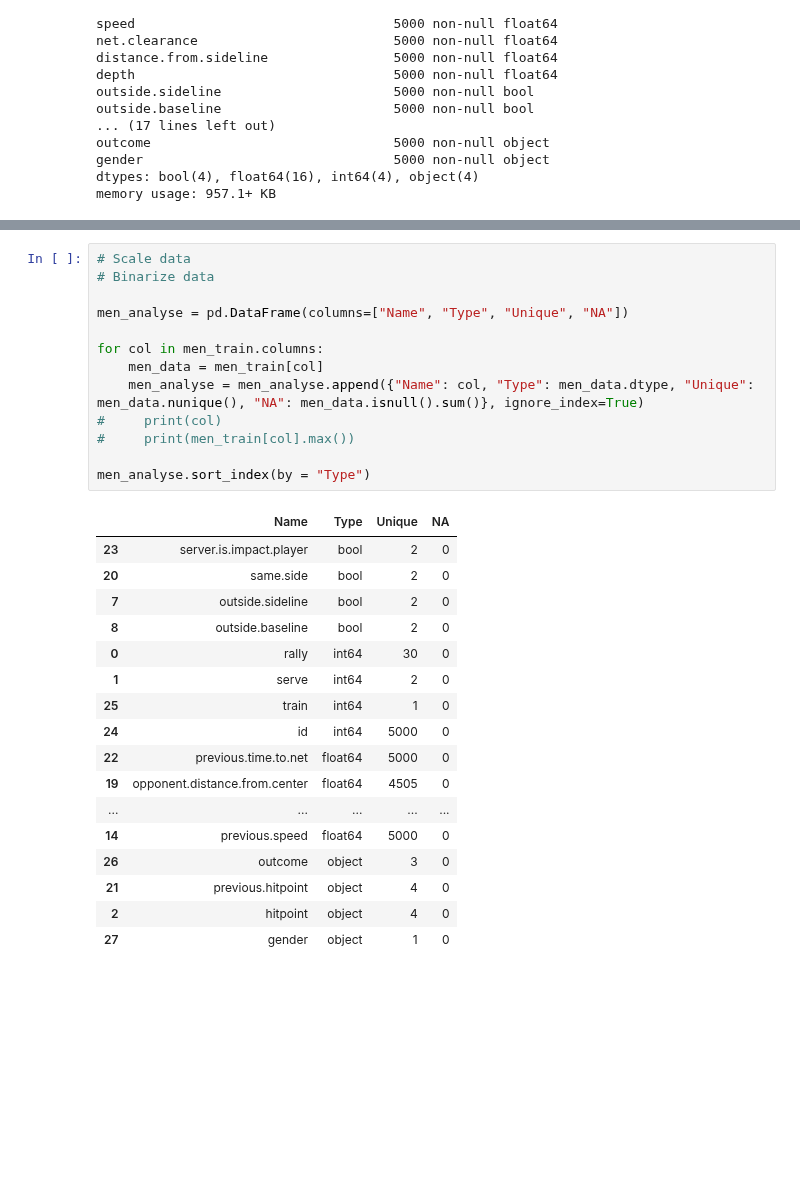
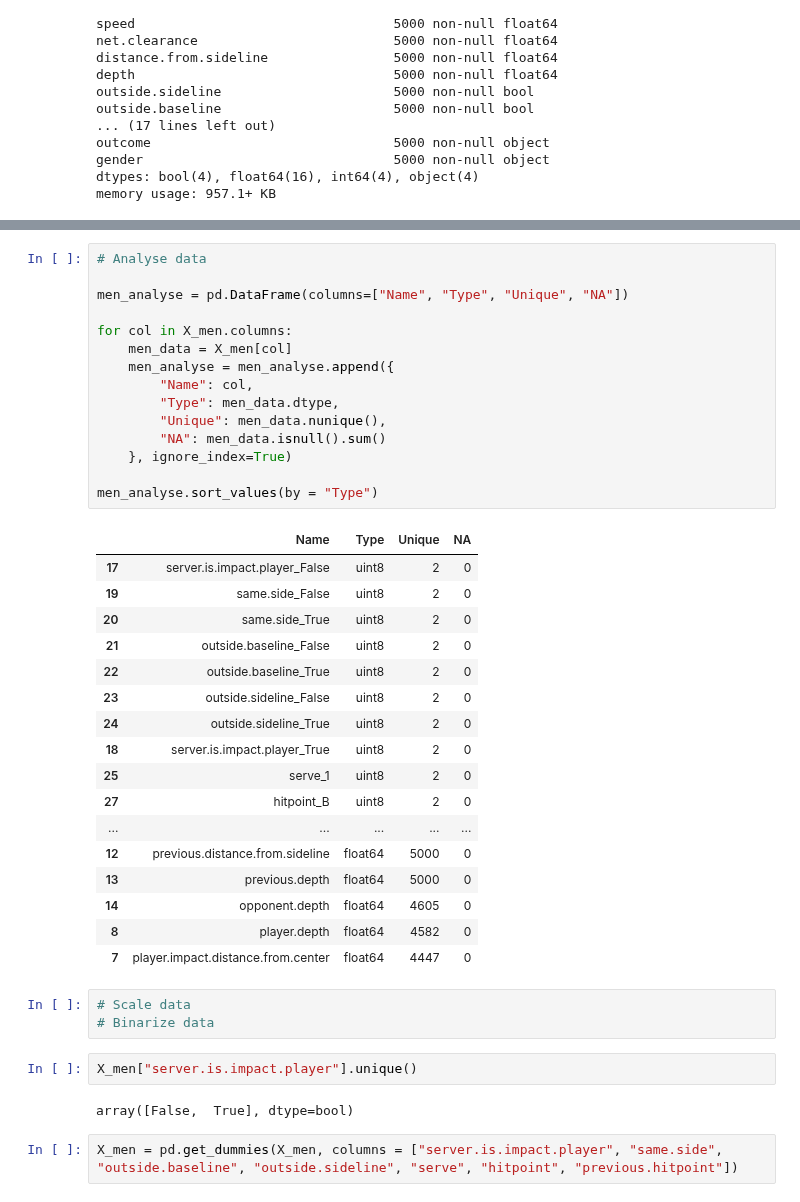
Before and after one commit to macwong/MachineLearning, a Jupyter notebook: AusOpen/AusOpen Test.ipynb, the cells around one changed output, grey strips where cells are left out. Saved outputs shown, nothing was run; the diff lists cells and outputs as text; blank space fills up the shorter version.

Commit message:
Integrate get_dummies

```diff
--- a/AusOpen/AusOpen Test.ipynb
+++ b/AusOpen/AusOpen Test.ipynb
@@ -94,31 +130,42 @@ Name: outcome, dtype: object
 # %%
-# Scale data
-# Binarize data
+# Analyse data
 
 men_analyse = pd.DataFrame(columns=["Name", "Type", "Unique", "NA"])
 
-for col in men_train.columns:
-    men_data = men_train[col]
-    men_analyse = men_analyse.append({"Name": col, "Type": men_data.dtype, "Unique": men_data.nunique(), "NA": men_data.isnull().sum()}, ignore_index=True)
-#     print(col)
-#     print(men_train[col].max())
+for col in X_men.columns:
+    men_data = X_men[col]
+    men_analyse = men_analyse.append({
+        "Name": col,
+        "Type": men_data.dtype,
+        "Unique": men_data.nunique(),
+        "NA": men_data.isnull().sum()
+    }, ignore_index=True)
 
-men_analyse.sort_index(by = "Type")
+men_analyse.sort_values(by = "Type")
 # %% [output]
 |  | Name | Type | Unique | NA |
-| 23 | server.is.impact.player | bool | 2 | 0 |
-| 20 | same.side | bool | 2 | 0 |
-| 7 | outside.sideline | bool | 2 | 0 |
-| 8 | outside.baseline | bool | 2 | 0 |
-| 0 | rally | int64 | 30 | 0 |
-| 1 | serve | int64 | 2 | 0 |
-| 25 | train | int64 | 1 | 0 |
-| 24 | id | int64 | 5000 | 0 |
-| 22 | previous.time.to.net | float64 | 5000 | 0 |
-| 19 | opponent.distance.from.center | float64 | 4505 | 0 |
+| 17 | server.is.impact.player_False | uint8 | 2 | 0 |
+| 19 | same.side_False | uint8 | 2 | 0 |
+| 20 | same.side_True | uint8 | 2 | 0 |
+| 21 | outside.baseline_False | uint8 | 2 | 0 |
+| 22 | outside.baseline_True | uint8 | 2 | 0 |
+| 23 | outside.sideline_False | uint8 | 2 | 0 |
+| 24 | outside.sideline_True | uint8 | 2 | 0 |
+| 18 | server.is.impact.player_True | uint8 | 2 | 0 |
+| 25 | serve_1 | uint8 | 2 | 0 |
+| 27 | hitpoint_B | uint8 | 2 | 0 |
 | ... | ... | ... | ... | ... |
-| 14 | previous.speed | float64 | 5000 | 0 |
-| 26 | outcome | object | 3 | 0 |
-| 21 | previous.hitpoint | object | 4 | 0 |
-| 2 | hitpoint | object | 4 | 0 |
-| 27 | gender | object | 1 | 0 |
+| 12 | previous.distance.from.sideline | float64 | 5000 | 0 |
+| 13 | previous.depth | float64 | 5000 | 0 |
+| 14 | opponent.depth | float64 | 4605 | 0 |
+| 8 | player.depth | float64 | 4582 | 0 |
+| 7 | player.impact.distance.from.center | float64 | 4447 | 0 |
+# %%
+# Scale data
+# Binarize data
+# %%
+X_men["server.is.impact.player"].unique()
+# %% [output]
+array([False,  True], dtype=bool)
+# %%
+X_men = pd.get_dummies(X_men, columns = ["server.is.impact.player", "same.side", "outside.baseline", "outside.sideline", "serve", "hitpoint", "previous.hitpoint"])
```
Also changed, not shown: parts of 3 cells of this notebook.
